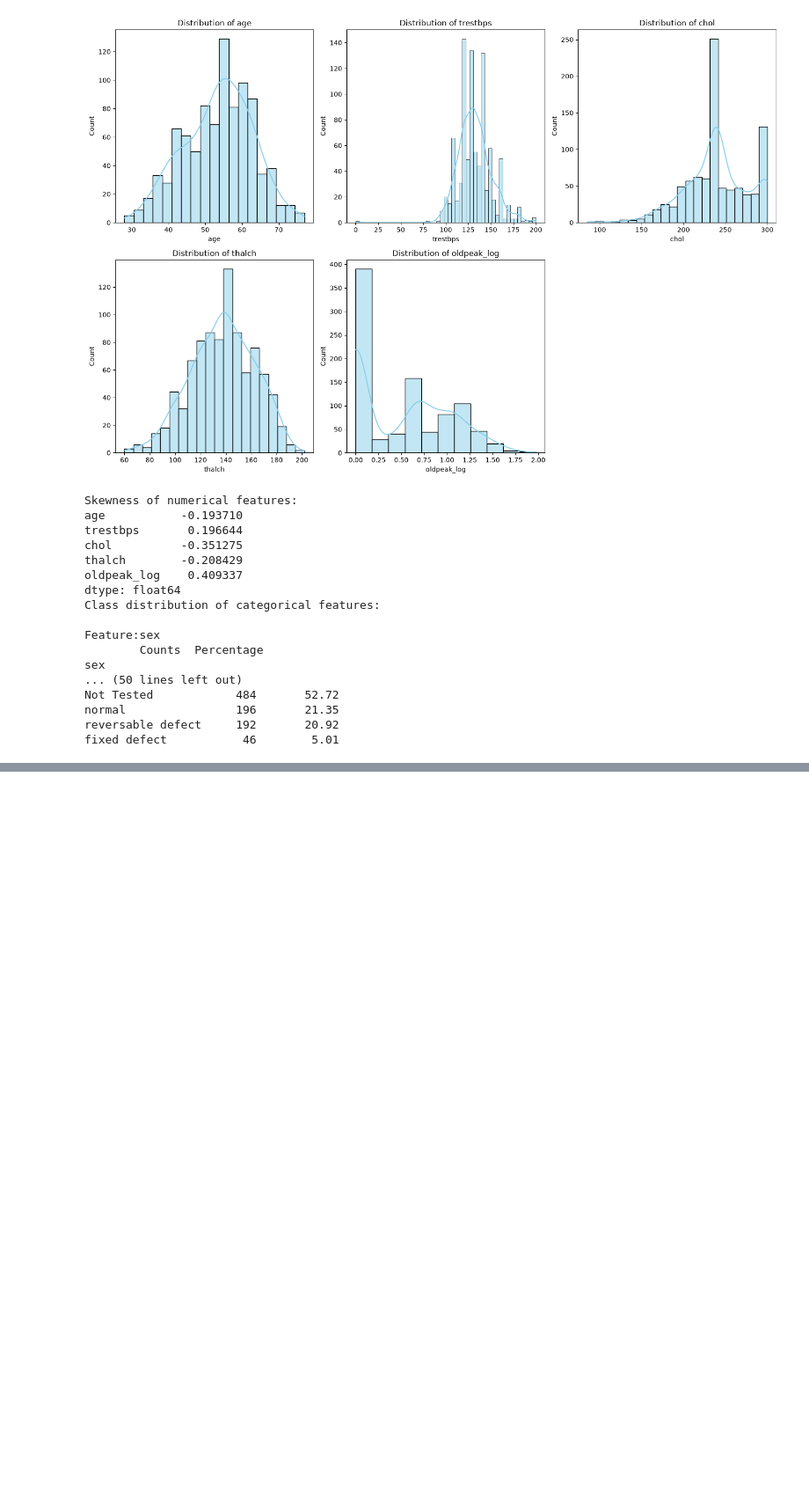
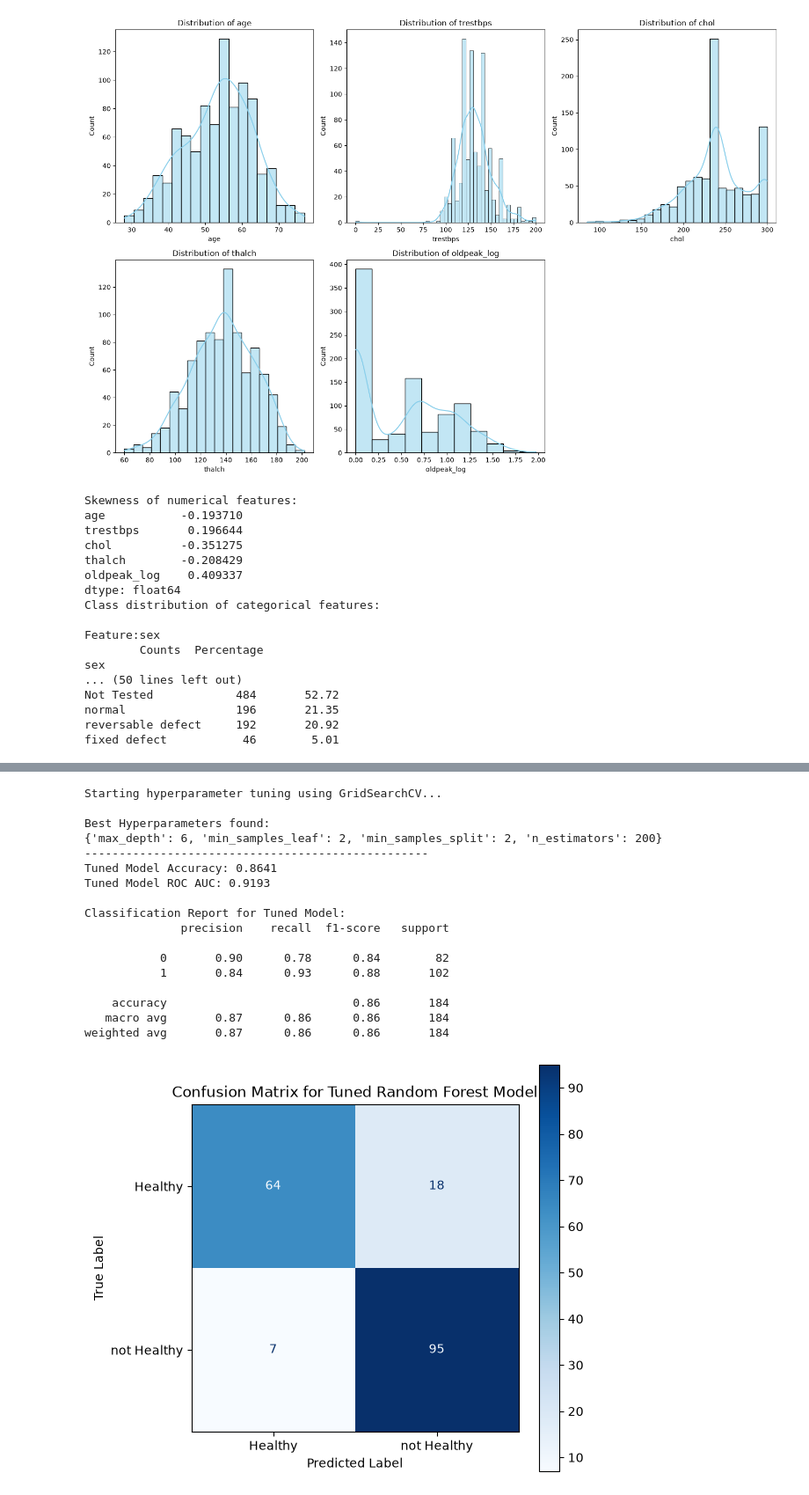
Before and after one commit to hamza-hk7440/Step-by-Step-Study-Guide-for-Binary-Classification, a Jupyter notebook: work.ipynb, the cells around one changed output, grey strips where cells are left out. Shown at 88% size. Drawn from its saved outputs; the diff is of its cells as text; code cells hidden in the pictures; blank space fills up the shorter version.

```diff
--- a/work.ipynb
+++ b/work.ipynb
@@ -267,0 +471,62 @@ Passing `palette` without assigning `hue` is deprecated and will be removed in v
+# %%
+#step5:Hyperparameter tuning and model optimization
+#so when we trained our baseline models, we used the default hyperparameters provided by the libraries
+#tuning means systematically testing different combinations of settings to find the best configuration that gives our model the best performance
+#1:Defining the Parameter Grid
+from sklearn.ensemble import RandomForestClassifier
+from sklearn.model_selection import GridSearchCV
+from sklearn.metrics import confusion_matrix, ConfusionMatrixDisplay
+param_grid = {
+    'n_estimators': [100, 200, 300],#number of trees in the forest
+    'max_depth': [None, 6,8,10,15],#maximum depth of each tree
+    'min_samples_split': [2, 5],#minimum number of samples required to split an internal node
+    'min_samples_leaf': [1, 2],#minimum number of samples required to be at a leaf node
+}
+rf=RandomForestClassifier(random_state=42)
+
+grid_search = GridSearchCV(estimator=rf, param_grid=param_grid, cv=5, scoring='roc_auc', n_jobs=-1)
+print("Starting hyperparameter tuning using GridSearchCV...")
+grid_search.fit(x_train_processed, y_train)
+print("\nBest Hyperparameters found:")
+print(grid_search.best_params_)
+print("-"*50)
+best_rf=grid_search.best_estimator_
+y_pred_tuned=best_rf.predict(x_test_processed)
+y_proba_tuned=best_rf.predict_proba(x_test_processed)[:, 1]
+
+tuned_accuracy = accuracy_score(y_test, y_pred_tuned)
+tuned_roc_auc = roc_auc_score(y_test, y_proba_tuned)
+print(f"Tuned Model Accuracy: {tuned_accuracy:.4f}")
+print(f"Tuned Model ROC AUC: {tuned_roc_auc:.4f}")
+print("\nClassification Report for Tuned Model:")
+print(classification_report(y_test, y_pred_tuned))
+
+# Display the confusion matrix for the tuned model
+cm = confusion_matrix(y_test, y_pred_tuned)
+plt.figure(figsize=(6, 6))
+disp = ConfusionMatrixDisplay(confusion_matrix=cm, display_labels=['Healthy', 'not Healthy'])
+disp.plot(cmap=plt.cm.Blues, values_format='d', ax=plt.gca())
+plt.title('Confusion Matrix for Tuned Random Forest Model')
+plt.xlabel('Predicted Label')
+plt.ylabel('True Label')
+plt.grid(False)
+plt.show()
+# %% [output]
+Starting hyperparameter tuning using GridSearchCV...
+
+Best Hyperparameters found:
+{'max_depth': 6, 'min_samples_leaf': 2, 'min_samples_split': 2, 'n_estimators': 200}
+--------------------------------------------------
+Tuned Model Accuracy: 0.8641
+Tuned Model ROC AUC: 0.9193
+
+Classification Report for Tuned Model:
+              precision    recall  f1-score   support
+
+           0       0.90      0.78      0.84        82
+           1       0.84      0.93      0.88       102
+
+    accuracy                           0.86       184
+   macro avg       0.87      0.86      0.86       184
+weighted avg       0.87      0.86      0.86       184
+[figure, added]
```
Also changed, not shown: parts of 6 cells of this notebook, 1 other file.
